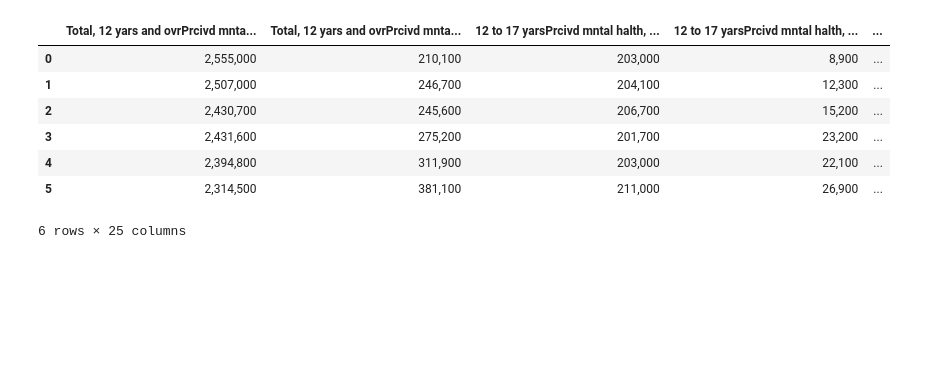
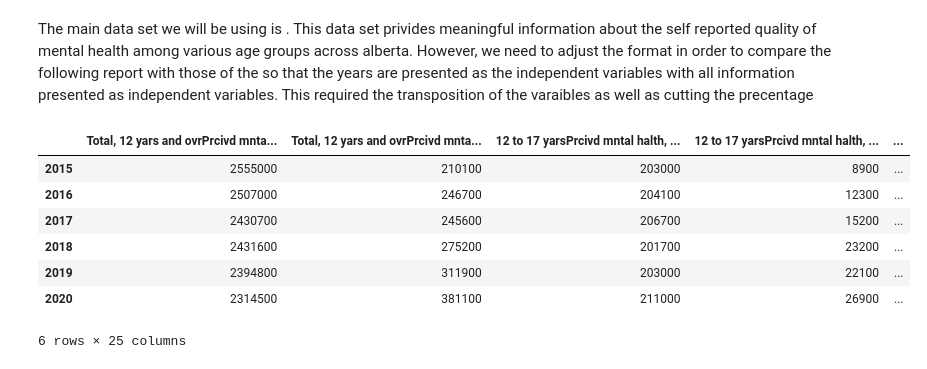
Before and after one commit to Jonpeters3/601_Project, a Jupyter notebook: 601_1_DreamTeam.ipynb, the cells around one changed output. Drawn from its saved outputs; the diff is of its cells as text; code cells hidden in the pictures; blank space fills up the shorter version.

```diff
--- a/601_1_DreamTeam.ipynb
+++ b/601_1_DreamTeam.ipynb
@@ -2,30 +2,32 @@
 import numpy as np
 import pandas as pd
 import matplotlib.pyplot as plt
+# %% [markdown]
+The main data set we will be using is . This data set privides meaningful information about the self reported quality of mental health among various age groups across alberta. However, we need to adjust the format in order to compare the following report with those of the so that the years are presented as the independent variables with all information presented as independent variables. This required the transposition of the varaibles as well as cutting the precentage
 # %%
 main_MH =pd.read_csv("CanadaMentalHealth.csv")
 main_MH["Title"] = main_MH["Ag group"] + main_MH["Indicators"]
 main_MH.drop(columns = ['Ag group', 'Indicators'], inplace = True)
 main_MH = main_MH.transpose()
 main_MH.rename(columns=dict(main_MH.iloc[-1,:]), inplace = True)
 main_MH.drop(main_MH.tail(1).index,inplace=True)
 tempDF = main_MH.iloc[6:12,]
 tempDF.index = range(2015,2021)
 tempDF.columns=['%Total+', '%Total-','%1217+', '%1217-','%1834+', '%1834-','%3549+', '%3549-', '%5064+', '%5064-', '%65+', '%65-']
 main_MH = main_MH.drop(main_MH.tail(6).index)
 main_MH['year'] = main_MH.index
 tempDF['year'] = tempDF.index
 tempDF['year'] = tempDF['year'].astype('int64')
 main_MH['year'] = main_MH['year'].astype('int64')
 main_MH = main_MH.merge(tempDF, on='year')
-
-main_MH
+main_MH.index = range(2015,2021)
+display(main_MH)
 # %% [output]
 |  | Total, 12 yars and ovrPrcivd mnta... | Total, 12 yars and ovrPrcivd mnta... | 12 to 17 yarsPrcivd mntal halth, ... | 12 to 17 yarsPrcivd mntal halth, ... | ... |
-| 0 | 2,555,000 | 210,100 | 203,000 | 8,900 | ... |
-| 1 | 2,507,000 | 246,700 | 204,100 | 12,300 | ... |
-| 2 | 2,430,700 | 245,600 | 206,700 | 15,200 | ... |
-| 3 | 2,431,600 | 275,200 | 201,700 | 23,200 | ... |
-| 4 | 2,394,800 | 311,900 | 203,000 | 22,100 | ... |
-| 5 | 2,314,500 | 381,100 | 211,000 | 26,900 | ... |
+| 2015 | 2555000 | 210100 | 203000 | 8900 | ... |
+| 2016 | 2507000 | 246700 | 204100 | 12300 | ... |
+| 2017 | 2430700 | 245600 | 206700 | 15200 | ... |
+| 2018 | 2431600 | 275200 | 201700 | 23200 | ... |
+| 2019 | 2394800 | 311900 | 203000 | 22100 | ... |
+| 2020 | 2314500 | 381100 | 211000 | 26900 | ... |
 6 rows × 25 columns
```
Also changed, not shown: parts of 2 cells of this notebook, 2 other files.
